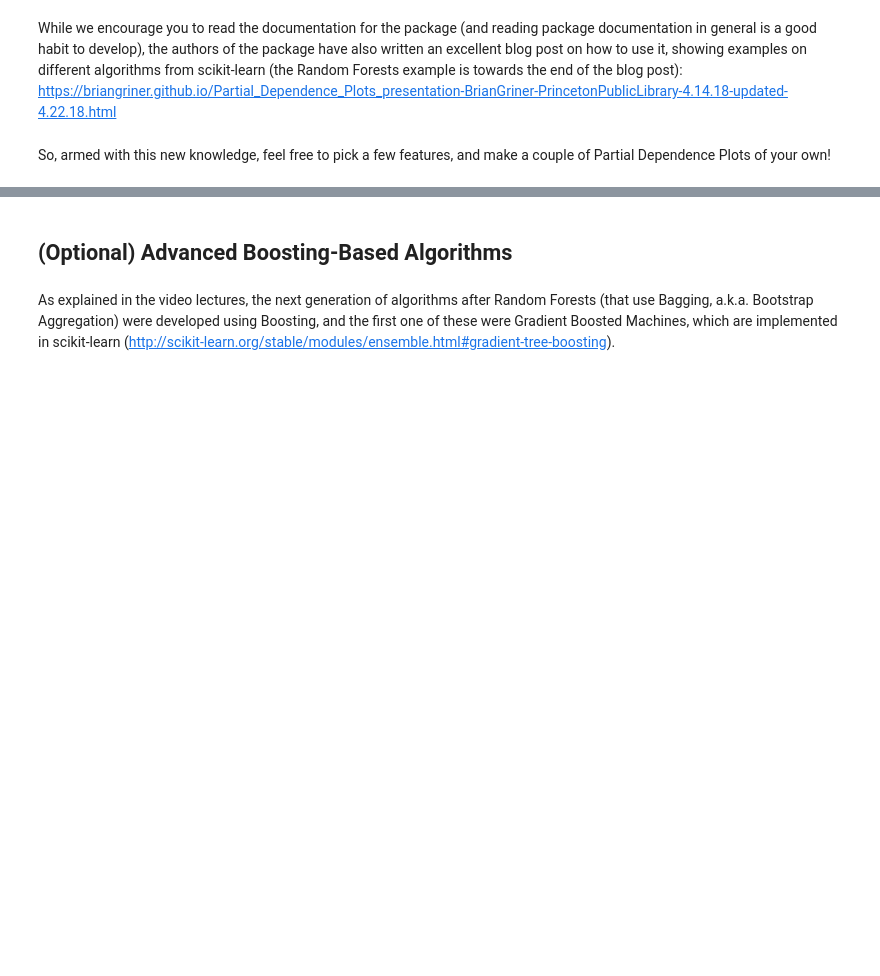
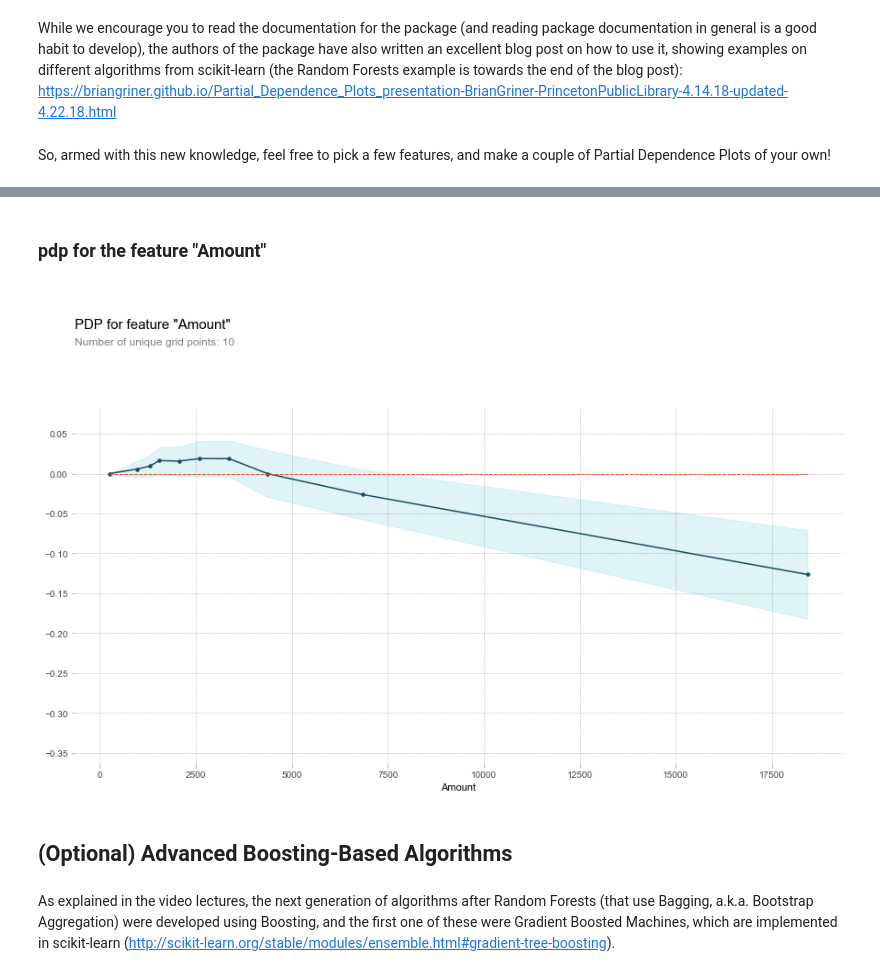
Before and after one commit to fanglidayan/machine_learning_projects, a Jupyter notebook: mec-13.5.1-tree-based-algorithms-mini-project/Mini_Project_Tree-Based_Algorithms.ipynb, the cells around one changed output, grey strips where cells are left out. Drawn from its saved outputs; the diff is of its cells as text; code cells hidden in the pictures; blank space fills up the shorter version.

```diff
--- a/mec-13.5.1-tree-based-algorithms-mini-project/Mini_Project_Tree-Based_Algorithms.ipynb
+++ b/mec-13.5.1-tree-based-algorithms-mini-project/Mini_Project_Tree-Based_Algorithms.ipynb
@@ -200,3 +314,14 @@ So, armed with this new knowledge, feel free to pick a few features, and make a
+# %% [markdown]
+### pdp for the feature "Amount"
+# %%
+pdp_first_feature = pdp.pdp_isolate(
+    model=cv.best_estimator_, dataset = df, model_features = df.columns, feature = df.columns[1]
+)
+
+fig, axes = pdp.pdp_plot(pdp_first_feature, df.columns[1])
+#_ = axes['pdp_ax'].set_xticklabels(['Female', 'Male'])
+# %% [output]
+[figure, added]
 # %% [markdown]
 ## (Optional) Advanced Boosting-Based Algorithms
 # %% [markdown]
```
Also changed, not shown: parts of 46 cells of this notebook, 6 other files.
